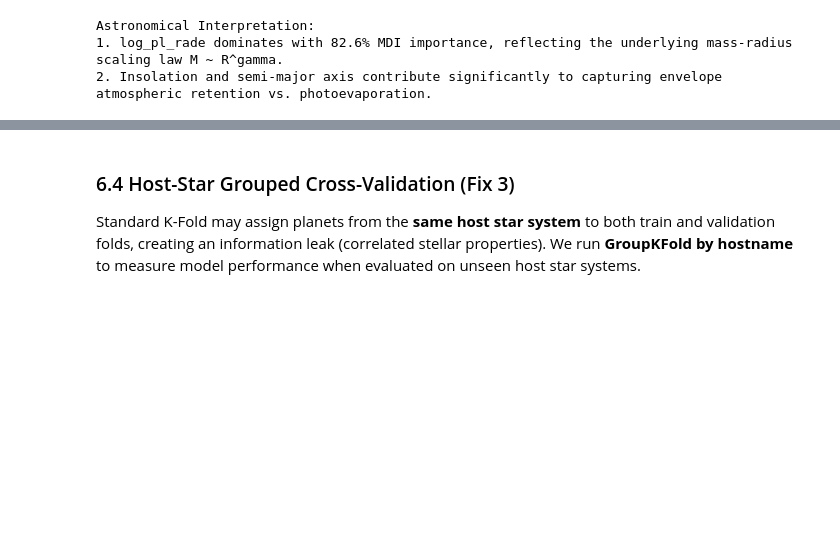
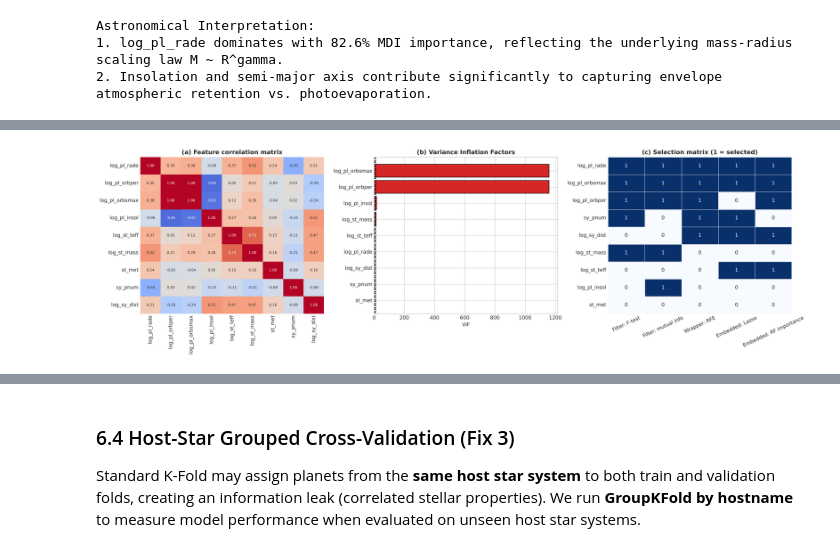
Before and after one commit to mmanalim/exoplanet-analysis, a Jupyter notebook: 03_machine_learning_analysis.ipynb, the cells around one changed output, grey strips where cells are left out. Drawn from its saved outputs; the diff is of its cells as text; code cells hidden in the pictures; blank space fills up the shorter version.

```diff
--- a/03_machine_learning_analysis.ipynb
+++ b/03_machine_learning_analysis.ipynb
@@ -316,0 +433,83 @@ Astronomical Interpretation:
+# %%
+# ======================================================================
+# Feature selection (Filter / Wrapper / Embedded)
+# ======================================================================
+from sklearn.feature_selection import VarianceThreshold, SelectKBest, f_regression, mutual_info_regression, RFE
+from sklearn.preprocessing import MinMaxScaler
+from sklearn.linear_model import LassoCV
+from statsmodels.stats.outliers_influence import variance_inflation_factor
+from IPython.display import display
+
+K = 5
+Xs = pd.DataFrame(StandardScaler().fit_transform(X_train), columns=features, index=X_train.index)     # standardised
+Xm = pd.DataFrame(MinMaxScaler().fit_transform(X_train), columns=features, index=X_train.index)       # Min-Max (variance threshold is scale dependent)
+
+# ---- FILTER 1: variance threshold on Min-Max scaled features (threshold = 0.01) ----
+vt = VarianceThreshold(threshold=0.01).fit(Xm)
+var_tbl = pd.Series(vt.variances_, index=features).sort_values()
+print("Filter 1 — variance of Min-Max scaled features (threshold = 0.01):")
+display(var_tbl.round(4).to_frame('variance').assign(kept=lambda t: t['variance'] > 0.01))
+
+# ---- FILTER 2 & 3: univariate statistics ----
+f_sel  = SelectKBest(f_regression, k=K).fit(Xs, y_train)
+mi_sel = SelectKBest(lambda X, y: mutual_info_regression(X, y, random_state=42), k=K).fit(Xs, y_train)
+# ---- WRAPPER: Recursive Feature Elimination around Linear Regression ----
+rfe = RFE(LinearRegression(), n_features_to_select=K).fit(Xs, y_train)
+# ---- EMBEDDED: Lasso (L1 shrinks coefficients to zero) and Random-Forest importance ----
+lasso = LassoCV(cv=5, random_state=42).fit(Xs, y_train)
+lasso_top = set(pd.Series(np.abs(lasso.coef_), index=features).nlargest(K).index)
+rf_imp = pd.Series(fitted_pipelines['Random Forest'].named_steps['model'].feature_importances_, index=features)
+rf_top = set(rf_imp.nlargest(K).index)
+
+votes = pd.DataFrame({
+    'Filter: F-test':            [f in set(np.array(features)[f_sel.get_support()]) for f in features],
+    'Filter: mutual info':       [f in set(np.array(features)[mi_sel.get_support()]) for f in features],
+    'Wrapper: RFE':              [f in set(np.array(features)[rfe.get_support()]) for f in features],
+    'Embedded: Lasso':           [f in lasso_top for f in features],
+    'Embedded: RF importance':   [f in rf_top for f in features],
+}, index=features)
+votes['# methods'] = votes.sum(axis=1)
+votes = votes.sort_values('# methods', ascending=False)
+print(f"\nTop-{K} features chosen by each selection family (True = selected):")
+display(votes)
+consensus = votes.index[votes['# methods'] >= 3].tolist()
+unanimous = votes.index[votes['# methods'] == 5].tolist()
+print(f"Selected by >= 3 of 5 methods : {consensus}")
+print(f"Selected by ALL 5 methods     : {unanimous}")
+
+# ---- Multicollinearity: correlation + VIF ----
+corr = X_train.corr()
+pairs = [(a, b, corr.loc[a, b]) for i, a in enumerate(features) for b in features[i + 1:] if abs(corr.loc[a, b]) > 0.85]
+print("\nPairs with |r| > 0.85:", [(a, b, round(r, 3)) for a, b, r in pairs] if pairs else 'none')
+vif = pd.Series([variance_inflation_factor(Xs.to_numpy(), i) for i in range(Xs.shape[1])], index=features).sort_values(ascending=False)
+print("Variance Inflation Factor (VIF > 5 = concern, > 10 = severe):")
+display(vif.round(2).to_frame('VIF'))
+
+# ---- Does feature selection change performance?  (5-fold CV R2 on the training data) ----
+def rf_cv(cols):
+    pipe = Pipeline([('scaler', StandardScaler()),
+                     ('model', RandomForestRegressor(n_estimators=150, max_depth=15, random_state=42, n_jobs=-1))])
+    s = cross_val_score(pipe, X_train[cols], y_train, cv=kf, scoring='r2')
+    return s.mean(), s.std()
+drop_col = [c for c in features if c != 'log_pl_orbsmax']
+perf = pd.DataFrame({
+    f'All {len(features)} features':                       rf_cv(features),
+    f'Consensus (>=3 methods): {len(consensus)} features':  rf_cv(consensus),
+    f'Without log_pl_orbsmax (collinear with period)':       rf_cv(drop_col),
+    f'Unanimous: {len(unanimous)} features':                rf_cv(unanimous) if unanimous else (np.nan, np.nan),
+}, index=['CV R2 mean', 'CV R2 std']).T
+print("\nRandom Forest 5-fold CV R2 with different feature subsets:")
+display(perf.round(4))
+
+fig, axes = plt.subplots(1, 3, figsize=(20, 6))
+sns.heatmap(corr, annot=True, fmt='.2f', cmap='coolwarm', vmin=-1, vmax=1, ax=axes[0], annot_kws={'size': 7}, cbar=False)
+axes[0].set_title('(a) Feature correlation matrix', fontweight='bold')
+axes[1].barh(vif.index, vif.values, color=['#d62728' if v > 5 else '#2b5c8f' for v in vif.values], edgecolor='black')
+axes[1].axvline(5, color='k', ls='--'); axes[1].axvline(10, color='k', ls=':'); axes[1].invert_yaxis()
+axes[1].set_xlabel('VIF'); axes[1].set_title('(b) Variance Inflation Factors', fontweight='bold')
+sns.heatmap(votes.drop(columns='# methods').astype(int), annot=True, cmap='Blues', cbar=False, ax=axes[2], linewidths=0.5)
+axes[2].set_title('(c) Selection matrix (1 = selected)', fontweight='bold'); axes[2].tick_params(axis='x', rotation=25)
+plt.tight_layout()
+plt.savefig('figures/17_feature_selection_and_collinearity.png', dpi=300, bbox_inches='tight')
+plt.show()
+# %% [output]
@@ -316,0 +559 @@ Astronomical Interpretation:
+[figure, added]
```
Also changed, not shown: parts of 15 cells of this notebook, 5 other files.
